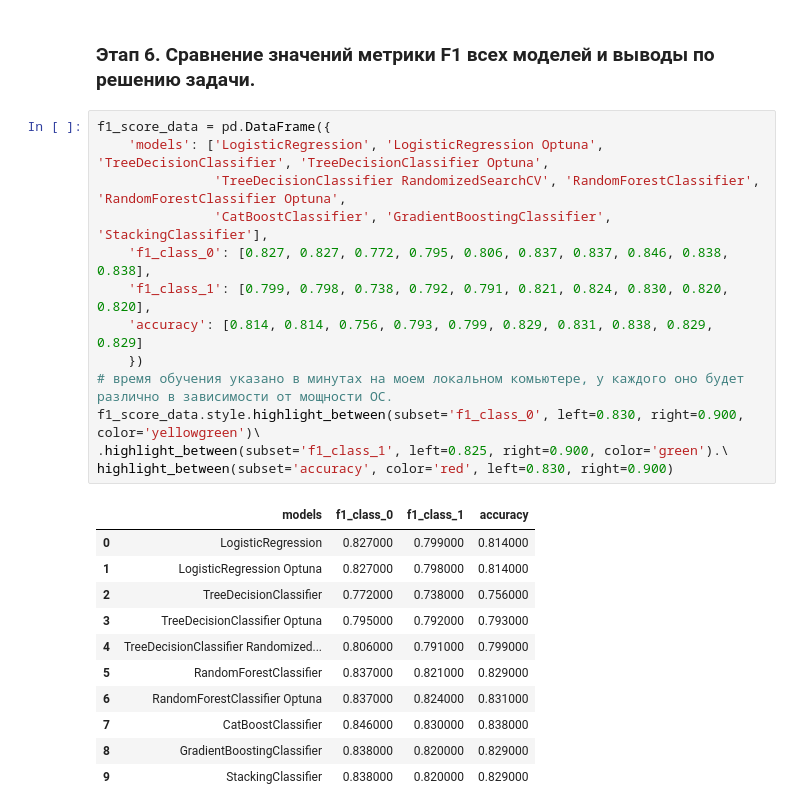
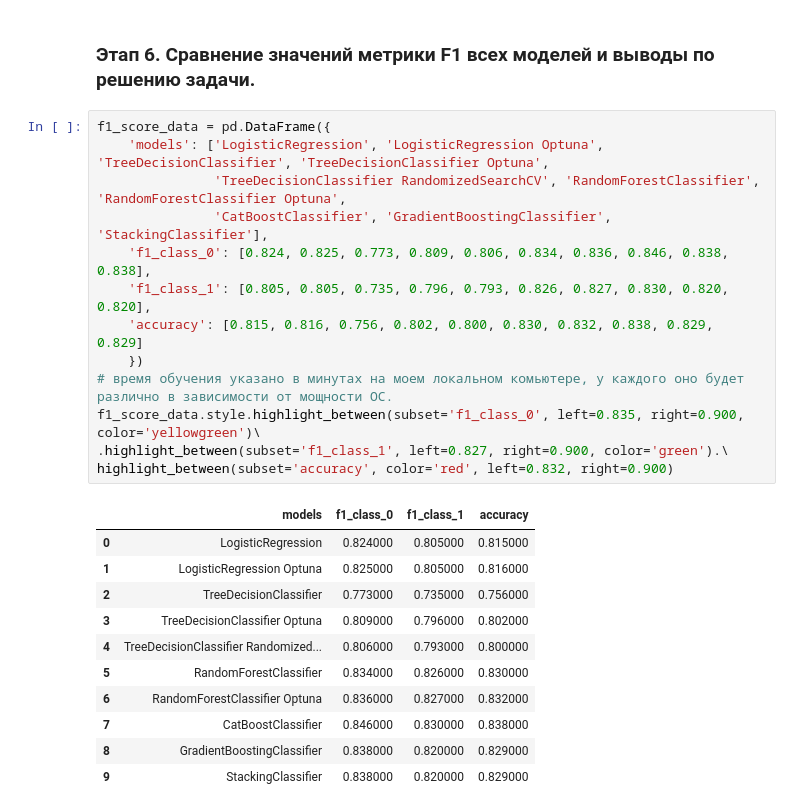
Before and after one commit to YaroslavaVob/DataScience, a Jupyter notebook: Project_4_Classification/Project_4_ML.ipynb, the cells around one changed output. Cells and saved outputs as stored; diff of their text form.

```diff
--- a/Project_4_Classification/Project_4_ML.ipynb
+++ b/Project_4_Classification/Project_4_ML.ipynb
@@ -1147,25 +1179,25 @@ Accuracy test:  0.829
 # %%
 f1_score_data = pd.DataFrame({
     'models': ['LogisticRegression', 'LogisticRegression Optuna', 'TreeDecisionClassifier', 'TreeDecisionClassifier Optuna',
                'TreeDecisionClassifier RandomizedSearchCV', 'RandomForestClassifier', 'RandomForestClassifier Optuna',
                'CatBoostClassifier', 'GradientBoostingClassifier', 'StackingClassifier'],
-    'f1_class_0': [0.827, 0.827, 0.772, 0.795, 0.806, 0.837, 0.837, 0.846, 0.838, 0.838],
-    'f1_class_1': [0.799, 0.798, 0.738, 0.792, 0.791, 0.821, 0.824, 0.830, 0.820, 0.820],
-    'accuracy': [0.814, 0.814, 0.756, 0.793, 0.799, 0.829, 0.831, 0.838, 0.829, 0.829]
+    'f1_class_0': [0.824, 0.825, 0.773, 0.809, 0.806, 0.834, 0.836, 0.846, 0.838, 0.838],
+    'f1_class_1': [0.805, 0.805, 0.735, 0.796, 0.793, 0.826, 0.827, 0.830, 0.820, 0.820],
+    'accuracy': [0.815, 0.816, 0.756, 0.802, 0.800, 0.830, 0.832, 0.838, 0.829, 0.829]
     })
 # время обучения указано в минутах на моем локальном комьютере, у каждого оно будет различно в зависимости от мощности ОС.
-f1_score_data.style.highlight_between(subset='f1_class_0', left=0.830, right=0.900, color='yellowgreen')\
-.highlight_between(subset='f1_class_1', left=0.825, right=0.900, color='green').\
-highlight_between(subset='accuracy', color='red', left=0.830, right=0.900)
+f1_score_data.style.highlight_between(subset='f1_class_0', left=0.835, right=0.900, color='yellowgreen')\
+.highlight_between(subset='f1_class_1', left=0.827, right=0.900, color='green').\
+highlight_between(subset='accuracy', color='red', left=0.832, right=0.900)
 # %% [output]
 |  | models | f1_class_0 | f1_class_1 | accuracy |
-| 0 | LogisticRegression | 0.827000 | 0.799000 | 0.814000 |
-| 1 | LogisticRegression Optuna | 0.827000 | 0.798000 | 0.814000 |
-| 2 | TreeDecisionClassifier | 0.772000 | 0.738000 | 0.756000 |
-| 3 | TreeDecisionClassifier Optuna | 0.795000 | 0.792000 | 0.793000 |
-| 4 | TreeDecisionClassifier Randomized... | 0.806000 | 0.791000 | 0.799000 |
-| 5 | RandomForestClassifier | 0.837000 | 0.821000 | 0.829000 |
-| 6 | RandomForestClassifier Optuna | 0.837000 | 0.824000 | 0.831000 |
+| 0 | LogisticRegression | 0.824000 | 0.805000 | 0.815000 |
+| 1 | LogisticRegression Optuna | 0.825000 | 0.805000 | 0.816000 |
+| 2 | TreeDecisionClassifier | 0.773000 | 0.735000 | 0.756000 |
+| 3 | TreeDecisionClassifier Optuna | 0.809000 | 0.796000 | 0.802000 |
+| 4 | TreeDecisionClassifier Randomized... | 0.806000 | 0.793000 | 0.800000 |
+| 5 | RandomForestClassifier | 0.834000 | 0.826000 | 0.830000 |
+| 6 | RandomForestClassifier Optuna | 0.836000 | 0.827000 | 0.832000 |
 | 7 | CatBoostClassifier | 0.846000 | 0.830000 | 0.838000 |
 | 8 | GradientBoostingClassifier | 0.838000 | 0.820000 | 0.829000 |
 | 9 | StackingClassifier | 0.838000 | 0.820000 | 0.829000 |
```
Also changed, not shown: parts of 27 cells of this notebook.
